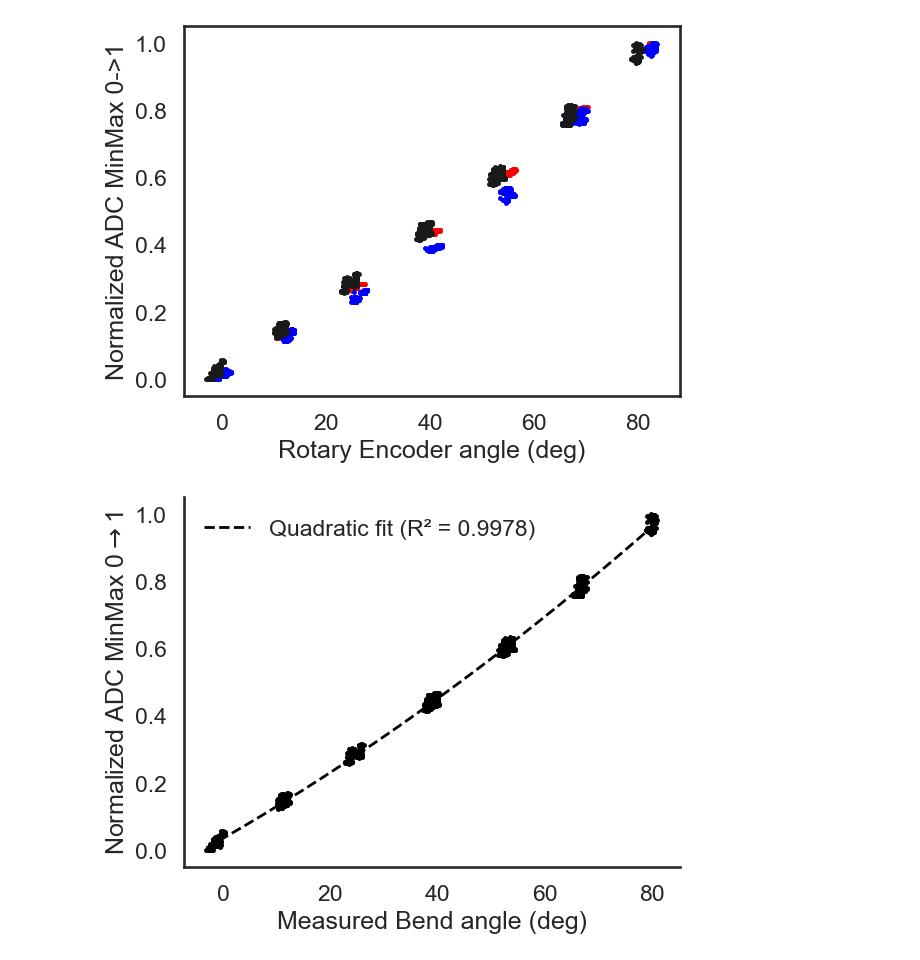
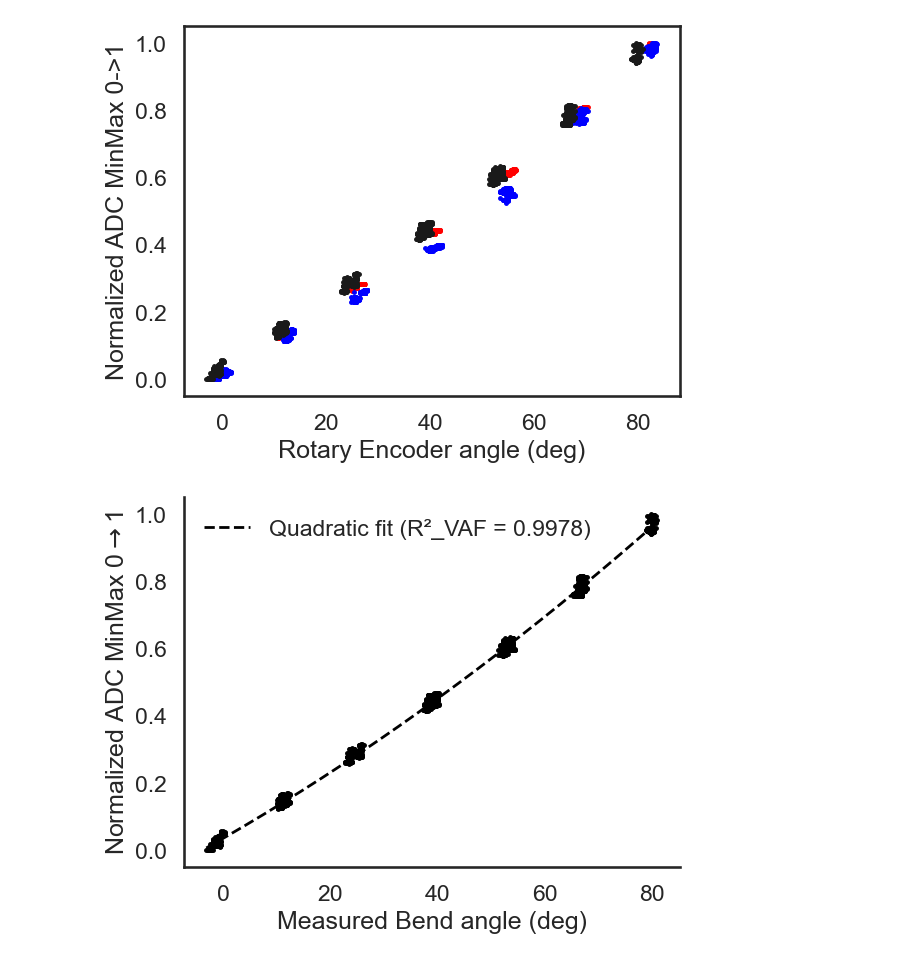
Before and after one commit to neuralengatberkeley/Strain-Sensor-, a Jupyter notebook: Code/analysis/autobender analysis/model fitting.ipynb, the cells around one changed output. Cells and saved outputs as stored; diff of their text form; code cells hidden in the pictures.

```diff
--- a/Code/analysis/autobender analysis/model fitting.ipynb
+++ b/Code/analysis/autobender analysis/model fitting.ipynb
@@ -289,37 +286,42 @@ y = g.data['ADC Value'].to_numpy()
 # Quadratic fit: y ≈ a*x^2 + b*x + c
 p = np.polyfit(x, y, 2)
 y_pred = np.polyval(p, x)
+
+# Variance Accounted For (VAF-style R^2)
+residual = y - y_pred
+r2_vaf = 1 - np.var(residual) / np.var(y)
 r2 = r2_score(y, y_pred)
 
 # Smooth curve for plotting
 xs = np.linspace(x.min(), x.max(), 400)
 ys = np.polyval(p, xs)
 
 # Plot
 fig, ax = plt.subplots()
 
 # Scatter
 ax.plot(x, y, color='black', linestyle='none', marker='.', markersize=5)
 
 # Quadratic curve
-ax.plot(xs, ys, '--', color='black', linewidth=2, label=f'Quadratic fit (R² = {r2:.4f})')
+ax.plot(xs, ys, '--', color='black', linewidth=2,
+        label=f'Quadratic fit (R²_VAF = {r2_vaf:.4f})')
 
 # Labels
 ax.set_xlabel('Measured Bend angle (deg)')
 ax.set_ylabel(r'Normalized ADC MinMax 0$\rightarrow$1')
 
 # Legend without box
 ax.legend(frameon=False)
 
 # Clean aesthetics
 ax.spines['top'].set_visible(False)
 ax.spines['right'].set_visible(False)
 
 # Save
 fig.savefig("raw_plot_min_angle_100perc.pdf", dpi=300, bbox_inches='tight')
 plt.show()
 # %% [output]
-[figure, old version]
+[figure, new version]
 # %%
 g.train_model_test_accuracy()
 g.plot_accuracy()
```
Also changed, not shown: parts of 2 cells of this notebook, 23 other files.
